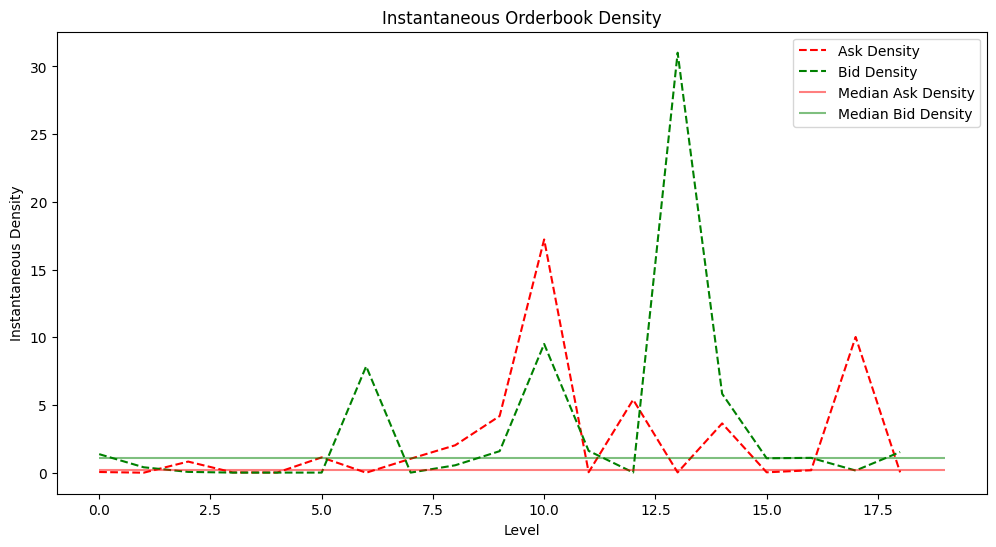
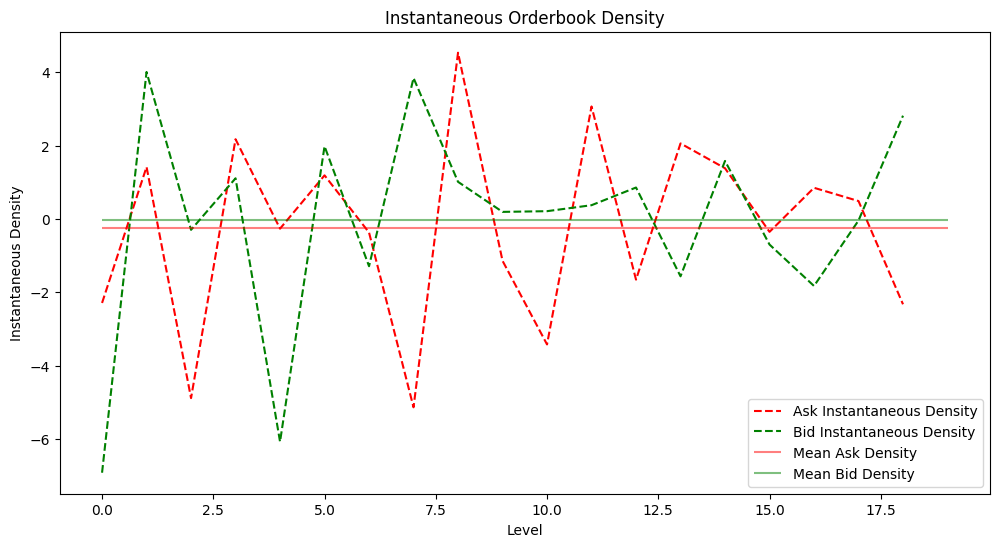
Code edit (unified diff) that turned the first committed figure into the second:
--- before
+++ after
@@ -4,15 +4,15 @@
 inst_bid_density=[]
 for i in range(1, len(ask_prices)):
-    inst_ask_density.append((np.log(cumulative_ask[i]) - np.log(cumulative_ask[i-1])) / (ask_prices[i] - ask_prices[i-1]))
-    inst_bid_density.append((np.log(cumulative_bid[i]) - np.log(cumulative_bid[i-1])) / (bid_prices[i-1] - bid_prices[i]))
+    inst_ask_density.append((np.log(ask_quantities[i]) - np.log(ask_quantities[i-1])) * tick_size / (ask_prices[i] - ask_prices[i-1]))
+    inst_bid_density.append((np.log(bid_quantities[i]) - np.log(bid_quantities[i-1]))* tick_size / (bid_prices[i-1] - bid_prices[i]))
 
 plt.figure(figsize=(12, 6))
 plt.plot(np.arange(len(inst_ask_density)), inst_ask_density, color='red', ls='--')
 plt.plot(np.arange(len(inst_bid_density)), inst_bid_density, color='green', ls='--')
-plt.hlines(y=np.median(inst_ask_density), xmin=0, xmax=len(inst_ask_density), color='red', ls='-', alpha=0.5)
-plt.hlines(y=np.median(inst_bid_density), xmin=0, xmax=len(inst_bid_density), color='green', ls='-', alpha=0.5)
+plt.hlines(y=np.mean(inst_ask_density), xmin=0, xmax=len(inst_ask_density), color='red', ls='-', alpha=0.5)
+plt.hlines(y=np.mean(inst_bid_density), xmin=0, xmax=len(inst_bid_density), color='green', ls='-', alpha=0.5)
 plt.xlabel('Level')
 plt.ylabel('Instantaneous Density')
 plt.title('Instantaneous Orderbook Density')
-plt.legend(['Ask Density', 'Bid Density', 'Median Ask Density', 'Median Bid Density'])
+plt.legend(['Ask Instantaneous Density', 'Bid Instantaneous Density', 'Mean Ask Density', 'Mean Bid Density'])
 plt.show()

Commit: Fix the bugs + Update the density formula + Correct the text